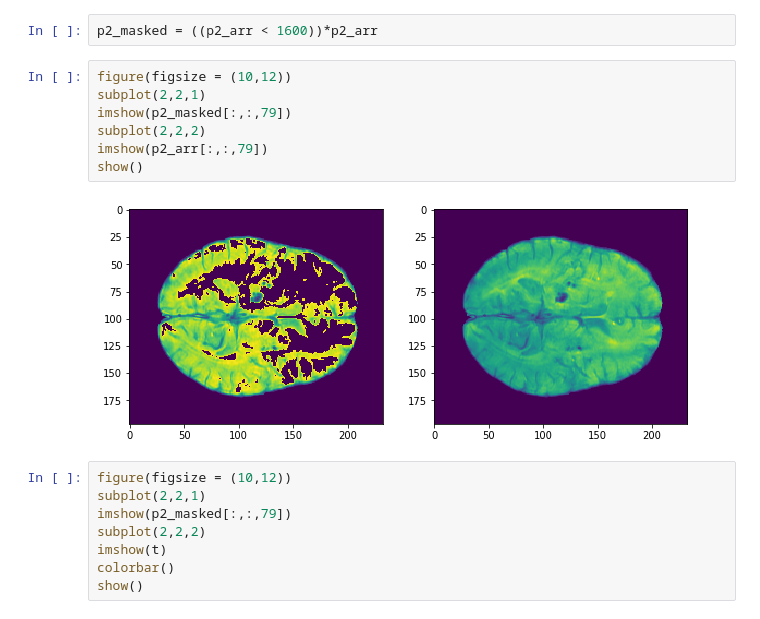
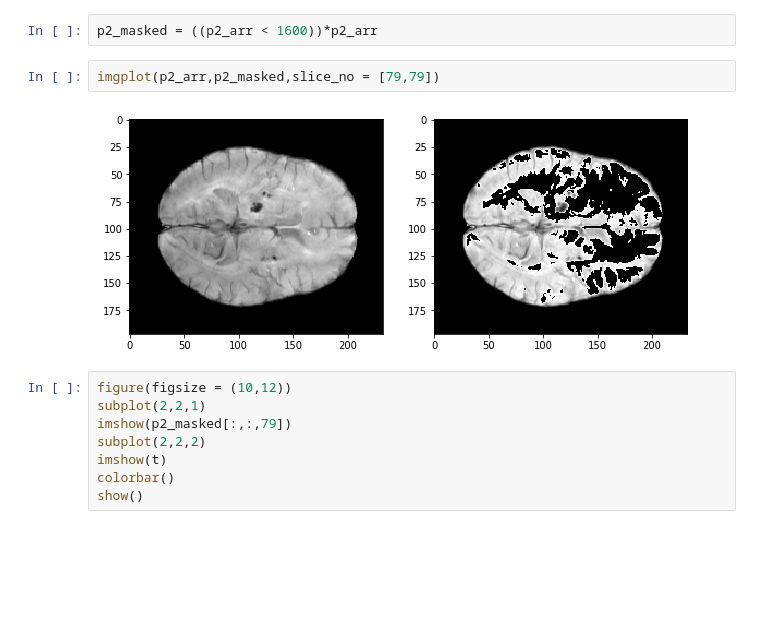
Before and after one commit to ZAKAUDD/pfca, a Jupyter notebook: processing_algorithm.ipynb, the cells around one changed output. Drawn from its saved outputs; the diff is of its cells as text; blank space fills up the shorter version.

```diff
--- a/processing_algorithm.ipynb
+++ b/processing_algorithm.ipynb
@@ -244,15 +260,10 @@ hist = plt.hist(p2_arr.ravel(),bins = 'auto')
 [figure]
 # %%
 p2_masked = ((p2_arr < 1600))*p2_arr
-# %%
-figure(figsize = (10,12))
-subplot(2,2,1)
-imshow(p2_masked[:,:,79])
-subplot(2,2,2)
-imshow(p2_arr[:,:,79])
-show()
-# %% [output]
-[figure, removed]
+# %%
+imgplot(p2_arr,p2_masked,slice_no = [79,79])
+# %% [output]
+[figure, added]
 # %%
 figure(figsize = (10,12))
 subplot(2,2,1)
```
Also changed, not shown: parts of 6 cells of this notebook.
